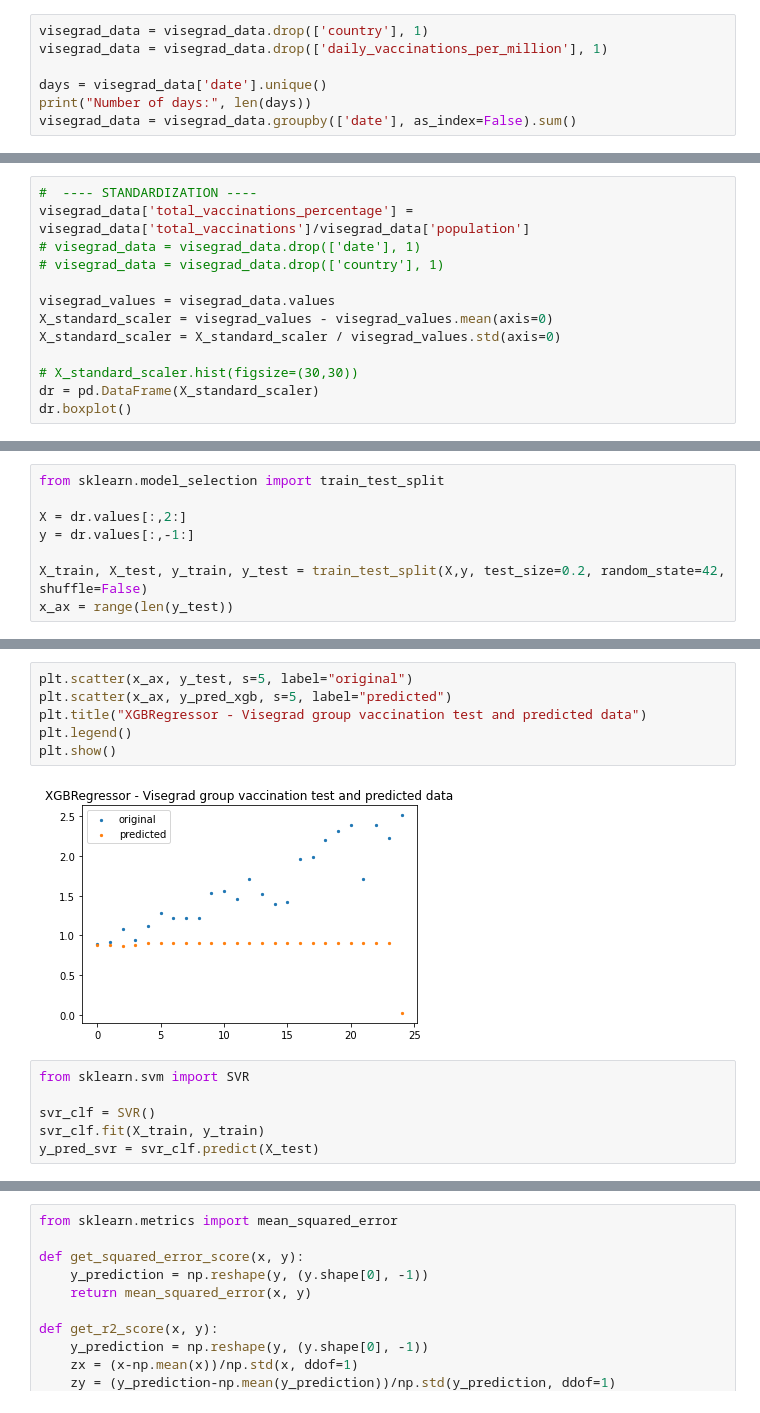
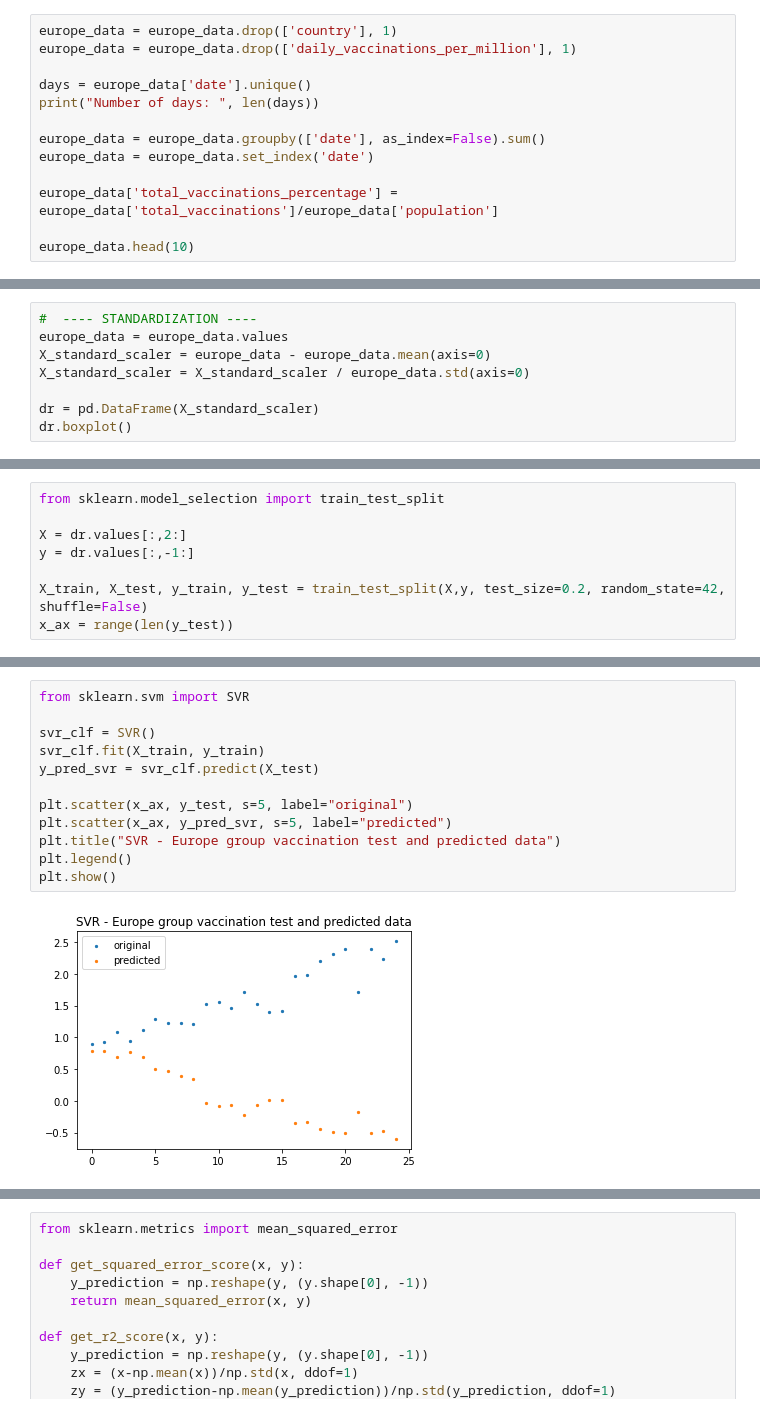
Before and after one commit to cinekpl97/knowledge-discovery-methods-vaccination-prediction, a Jupyter notebook: covid_vaccination.ipynb, the cells around one changed output, grey strips where cells are left out. Drawn from its saved outputs; the diff is of its cells as text.

```diff
--- a/covid_vaccination.ipynb
+++ b/covid_vaccination.ipynb
@@ -69,8 +83,14 @@ See the caveats in the documentation: http://pandas.pydata.org/pandas-docs/stabl
 # %%
-visegrad_data = visegrad_data.drop(['country'], 1)
-visegrad_data = visegrad_data.drop(['daily_vaccinations_per_million'], 1)
+europe_data = europe_data.drop(['country'], 1)
+europe_data = europe_data.drop(['daily_vaccinations_per_million'], 1)
 
-days = visegrad_data['date'].unique()
-print("Number of days:", len(days))
-visegrad_data = visegrad_data.groupby(['date'], as_index=False).sum()
+days = europe_data['date'].unique()
+print("Number of days: ", len(days))
+
+europe_data = europe_data.groupby(['date'], as_index=False).sum()
+europe_data = europe_data.set_index('date')
+
+europe_data['total_vaccinations_percentage'] = europe_data['total_vaccinations']/europe_data['population']
+
+europe_data.head(10)
 # %% [output]
@@ -94,14 +110,9 @@ visegrad_data.head(10)
 # %%
 #  ---- STANDARDIZATION ----
-visegrad_data['total_vaccinations_percentage'] = visegrad_data['total_vaccinations']/visegrad_data['population']
-# visegrad_data = visegrad_data.drop(['date'], 1)
-# visegrad_data = visegrad_data.drop(['country'], 1)
+europe_data = europe_data.values
+X_standard_scaler = europe_data - europe_data.mean(axis=0)
+X_standard_scaler = X_standard_scaler / europe_data.std(axis=0)
 
-visegrad_values = visegrad_data.values
-X_standard_scaler = visegrad_values - visegrad_values.mean(axis=0)
-X_standard_scaler = X_standard_scaler / visegrad_values.std(axis=0)
-
-# X_standard_scaler.hist(figsize=(30,30))
 dr = pd.DataFrame(X_standard_scaler)
 dr.boxplot()
 # %% [output]
@@ -149,14 +174,14 @@ y_pred_xgb = xgb_clf.predict(X_test)
 # %%
+from sklearn.svm import SVR
+
+svr_clf = SVR()
+svr_clf.fit(X_train, y_train)
+y_pred_svr = svr_clf.predict(X_test)
+
 plt.scatter(x_ax, y_test, s=5, label="original")
-plt.scatter(x_ax, y_pred_xgb, s=5, label="predicted")
-plt.title("XGBRegressor - Visegrad group vaccination test and predicted data")
+plt.scatter(x_ax, y_pred_svr, s=5, label="predicted")
+plt.title("SVR - Europe group vaccination test and predicted data")
 plt.legend()
 plt.show()
 # %% [output]
-[figure, old version]
+[figure, new version]
-# %%
-from sklearn.svm import SVR
-
-svr_clf = SVR()
-svr_clf.fit(X_train, y_train)
-y_pred_svr = svr_clf.predict(X_test)
```
Also changed, not shown: parts of 12 cells of this notebook.
